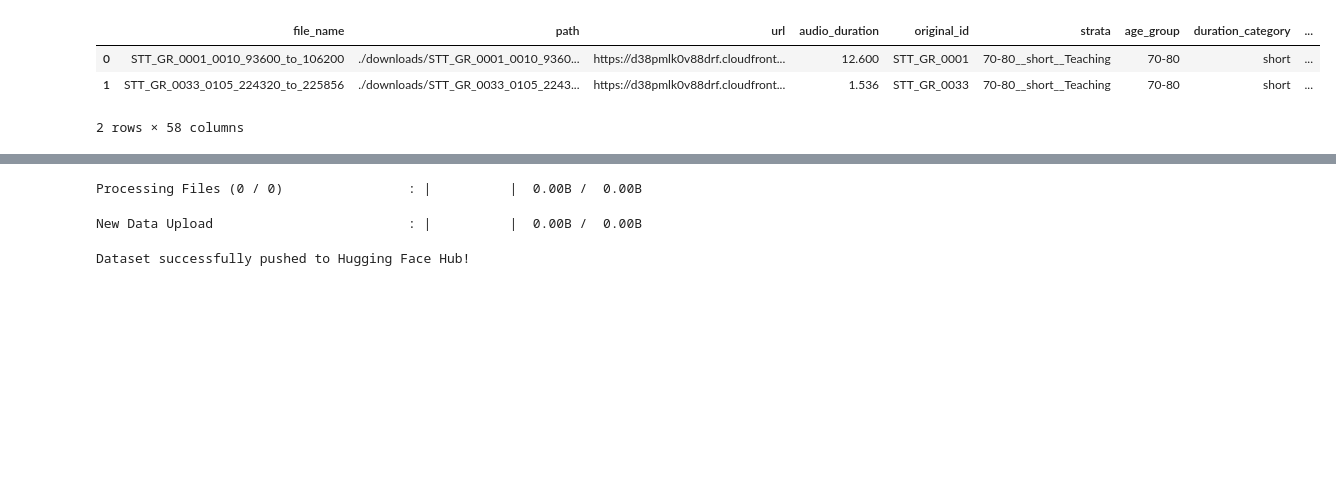
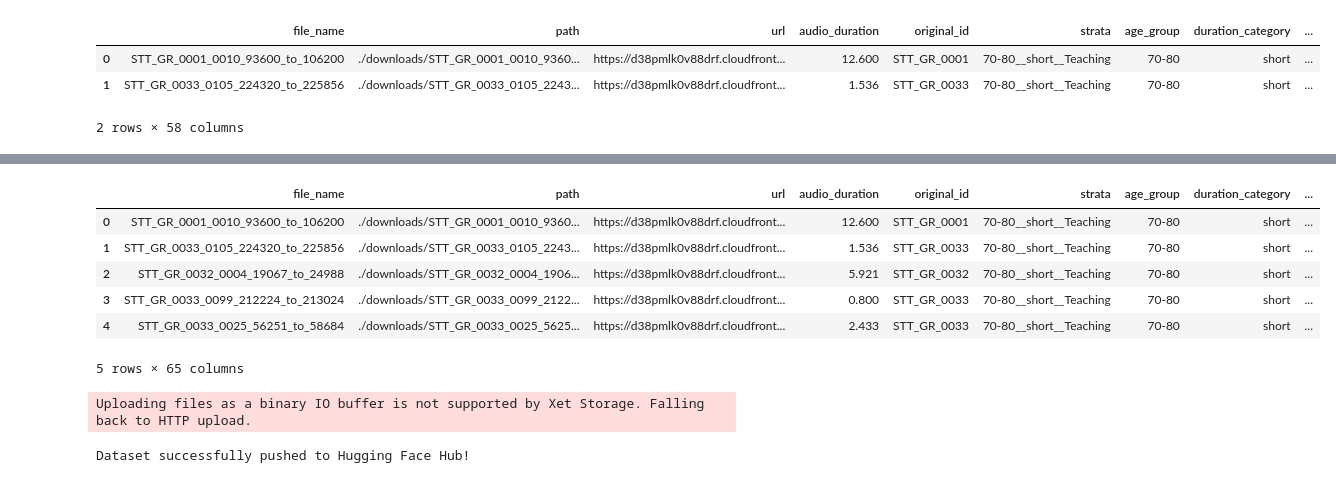
Before and after one commit to OpenPecha/stt-model-document, a Jupyter notebook: run_test_inference copy 2.ipynb, the cells around one changed output, grey strips where cells are left out. Saved outputs shown, nothing was run; the diff lists cells and outputs as text; code cells hidden in the pictures; blank space fills up the shorter version.

```diff
--- a/run_test_inference copy 2.ipynb
+++ b/run_test_inference copy 2.ipynb
@@ -1808,8 +1851,28 @@ df = df[
     'ft_v8_scartch_inference_checkpoint-10000', 'ft_v8_scratch_cer_10000', 'ft_v8_scratch_lev_dist_10000',
     'ft_v8_scartch_inference_checkpoint-55000', 'ft_v8_scratch_cer_55000', 'ft_v8_scratch_lev_dist_55000',
     'ft_v8_scartch_inference_checkpoint-59000', 'ft_v8_scratch_cer_59000', 'ft_v8_scratch_lev_dist_59000',
+
+    'whisper-small-latin-added-tibetan-checkpoint-4000',
+    'whisper-small-latin-added-tibetan-checkpoint-4000_cer',
+    'whisper-small-latin-added-tibetan-checkpoint-4000_lev_dist',
+
+    'whisper-small-tibetan-wylie-checkpoint-4000',
+    'whisper-small-tibetan-wylie-checkpoint-4000_to_tibetan',
+    'whisper-small-tibetan-wylie-checkpoint-4000_to_tibetan_cer',
+    'whisper-small-tibetan-wylie-checkpoint-4000_to_tibetan_lev_dist'
+
     ]
 ]
+# %%
+df.head()
+# %% [output]
+|  | file_name | path | url | audio_duration | original_id | strata | age_group | duration_category | ... |
+| 0 | STT_GR_0001_0010_93600_to_106200 | ./downloads/STT_GR_0001_0010_9360... | https://d38pmlk0v88drf.cloudfront... | 12.600 | STT_GR_0001 | 70-80__short__Teaching | 70-80 | short | ... |
+| 1 | STT_GR_0033_0105_224320_to_225856 | ./downloads/STT_GR_0033_0105_2243... | https://d38pmlk0v88drf.cloudfront... | 1.536 | STT_GR_0033 | 70-80__short__Teaching | 70-80 | short | ... |
+| 2 | STT_GR_0032_0004_19067_to_24988 | ./downloads/STT_GR_0032_0004_1906... | https://d38pmlk0v88drf.cloudfront... | 5.921 | STT_GR_0032 | 70-80__short__Teaching | 70-80 | short | ... |
+| 3 | STT_GR_0033_0099_212224_to_213024 | ./downloads/STT_GR_0033_0099_2122... | https://d38pmlk0v88drf.cloudfront... | 0.800 | STT_GR_0033 | 70-80__short__Teaching | 70-80 | short | ... |
+| 4 | STT_GR_0033_0025_56251_to_58684 | ./downloads/STT_GR_0033_0025_5625... | https://d38pmlk0v88drf.cloudfront... | 2.433 | STT_GR_0033 | 70-80__short__Teaching | 70-80 | short | ... |
+5 rows × 65 columns
 # %%
 !pip install ipywidgets
 # %%
@@ -1828,7 +1891,7 @@ dataset = Dataset.from_pandas(df)
 
 # Push to the Hugging Face Hub
 dataset.push_to_hub(
-    "ganga4364/garchen_rinpoche_evaluation_results",  # Change to your desired repo name
+    "ganga4364/garchen_rinpoche_evaluation_results_latest",  # Change to your desired repo name
     private=False,  # Set to True if you want a private dataset
     token=None,  # Will use the token from the login step
     commit_message="Upload Garchen Rinpoche ASR evaluation results"
@@ -1836,6 +1899,5 @@ dataset.push_to_hub(
 
 print("Dataset successfully pushed to Hugging Face Hub!")
 # %% [output]
-Processing Files (0 / 0)                : |          |  0.00B /  0.00B
+Uploading files as a binary IO buffer is not supported by Xet Storage. Falling back to HTTP upload.
-New Data Upload                         : |          |  0.00B /  0.00B
+Dataset successfully pushed to Hugging Face Hub!
-Dataset successfully pushed to Hugging Face Hub!
```
Also changed, not shown: parts of 2 cells of this notebook, 6 other files.
